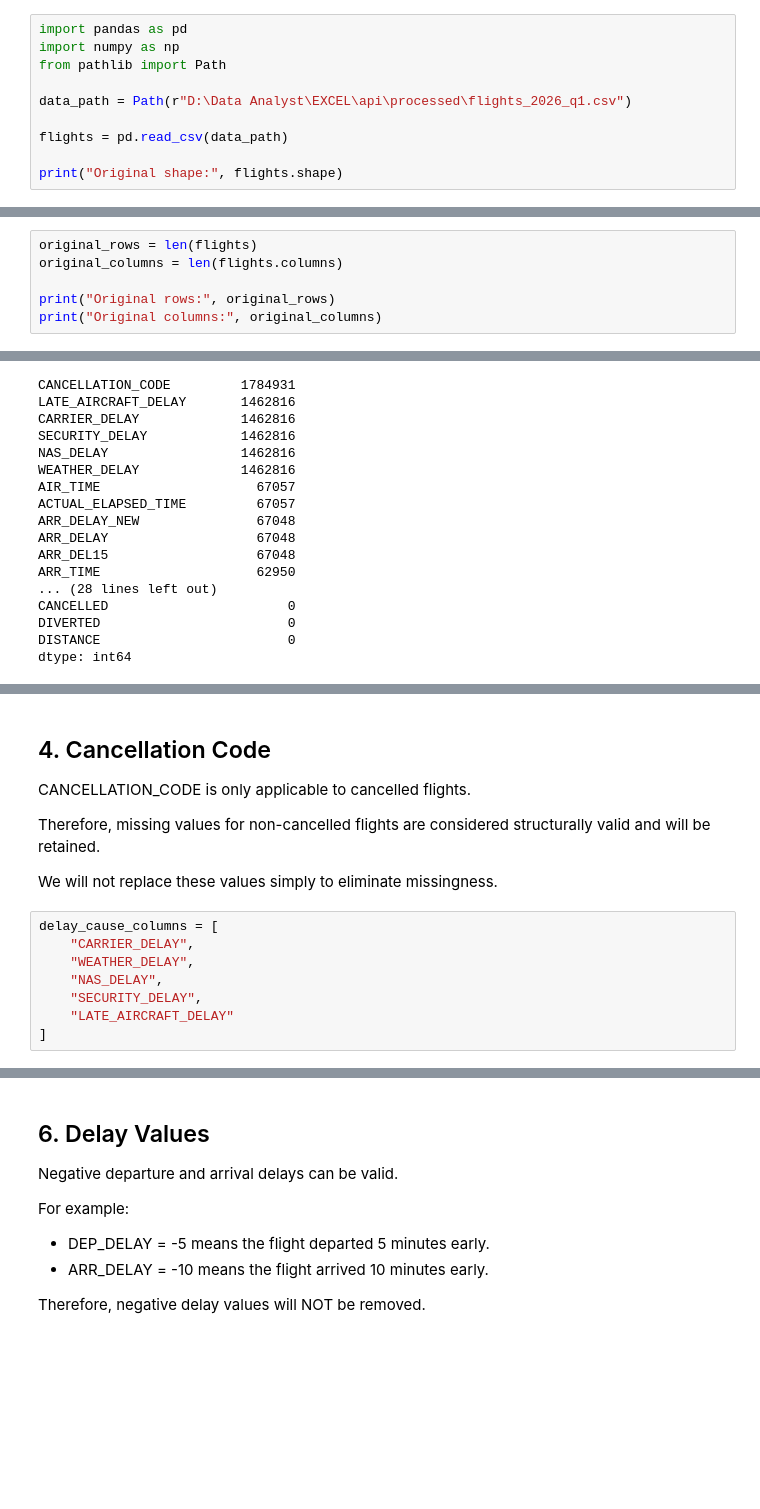
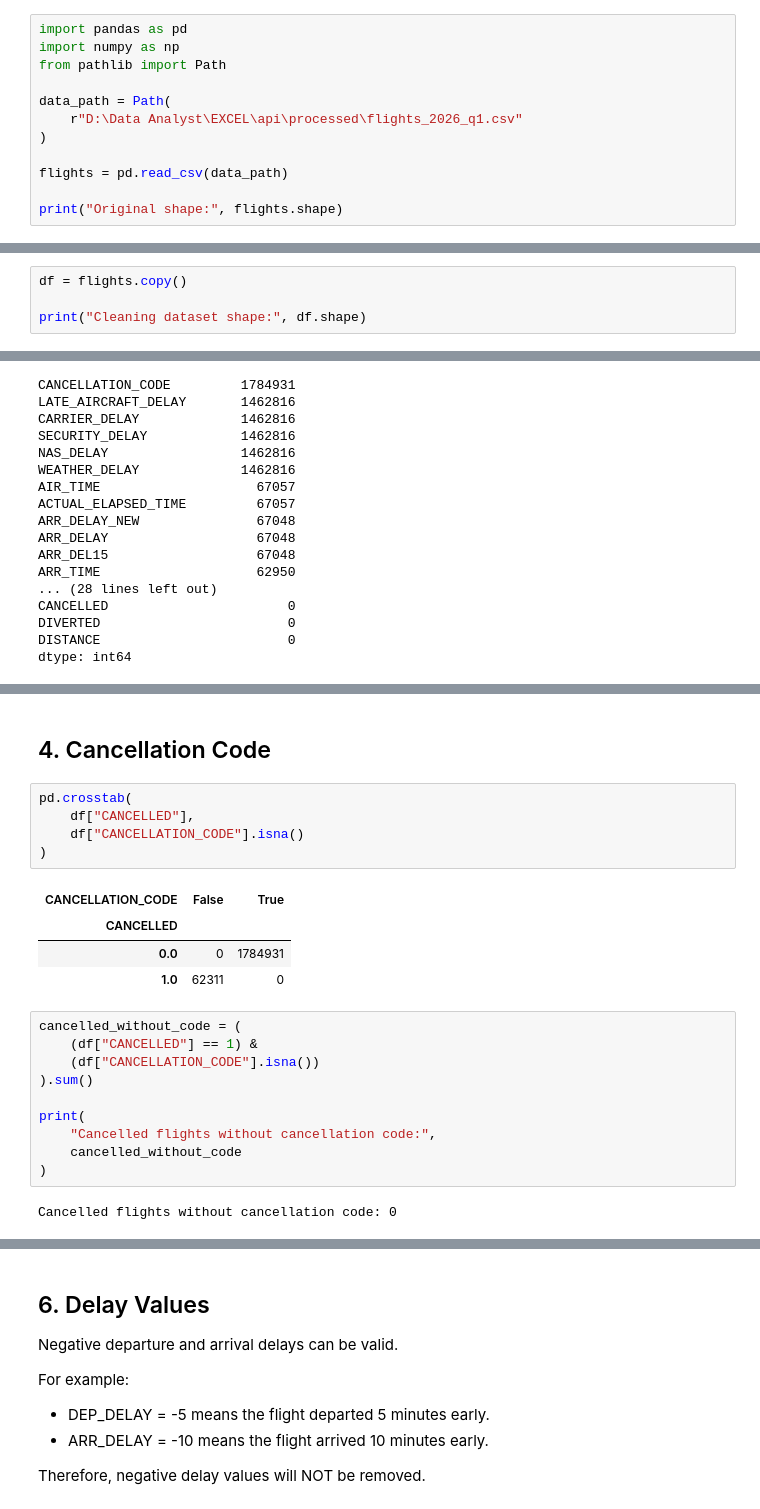
Before and after one commit to BhupathiTharun/Airline-Operations-Intelligence, a Jupyter notebook: notebooks/03_data_cleaning.ipynb, the cells around one changed output, grey strips where cells are left out. Cells and saved outputs as stored; diff of their text form; blank space fills up the shorter version.

Commit message:
cancelled orders

```diff
--- a/notebooks/03_data_cleaning.ipynb
+++ b/notebooks/03_data_cleaning.ipynb
@@ -26,7 +21,9 @@ import pandas as pd
 import numpy as np
 from pathlib import Path
 
-data_path = Path(r"D:\Data Analyst\EXCEL\api\processed\flights_2026_q1.csv")
+data_path = Path(
+    r"D:\Data Analyst\EXCEL\api\processed\flights_2026_q1.csv"
+)
 
 flights = pd.read_csv(data_path)
 
@@ -34,9 +31,7 @@ print("Original shape:", flights.shape)
 # %% [output]
 Original shape: (1847242, 43)
 # %%
-original_rows = len(flights)
-original_columns = len(flights.columns)
+df = flights.copy()
 
-print("Original rows:", original_rows)
-print("Original columns:", original_columns)
+print("Cleaning dataset shape:", df.shape)
 # %% [output]
@@ -216,17 +154,24 @@ delay_cause_columns
 # %% [markdown]
 ## 4. Cancellation Code
-
-CANCELLATION_CODE is only applicable to cancelled flights.
-
-Therefore, missing values for non-cancelled flights are considered
-structurally valid and will be retained.
-
-We will not replace these values simply to eliminate missingness.
-# %%
-delay_cause_columns = [
-    "CARRIER_DELAY",
-    "WEATHER_DELAY",
-    "NAS_DELAY",
-    "SECURITY_DELAY",
-    "LATE_AIRCRAFT_DELAY"
-]
+# %%
+pd.crosstab(
+    df["CANCELLED"],
+    df["CANCELLATION_CODE"].isna()
+)
+# %% [output]
+| CANCELLATION_CODE | False | True |
+| CANCELLED |  |  |
+| 0.0 | 0 | 1784931 |
+| 1.0 | 62311 | 0 |
+# %%
+cancelled_without_code = (
+    (df["CANCELLED"] == 1) &
+    (df["CANCELLATION_CODE"].isna())
+).sum()
+
+print(
+    "Cancelled flights without cancellation code:",
+    cancelled_without_code
+)
+# %% [output]
+Cancelled flights without cancellation code: 0
```
Also changed, not shown: parts of 21 cells of this notebook.
